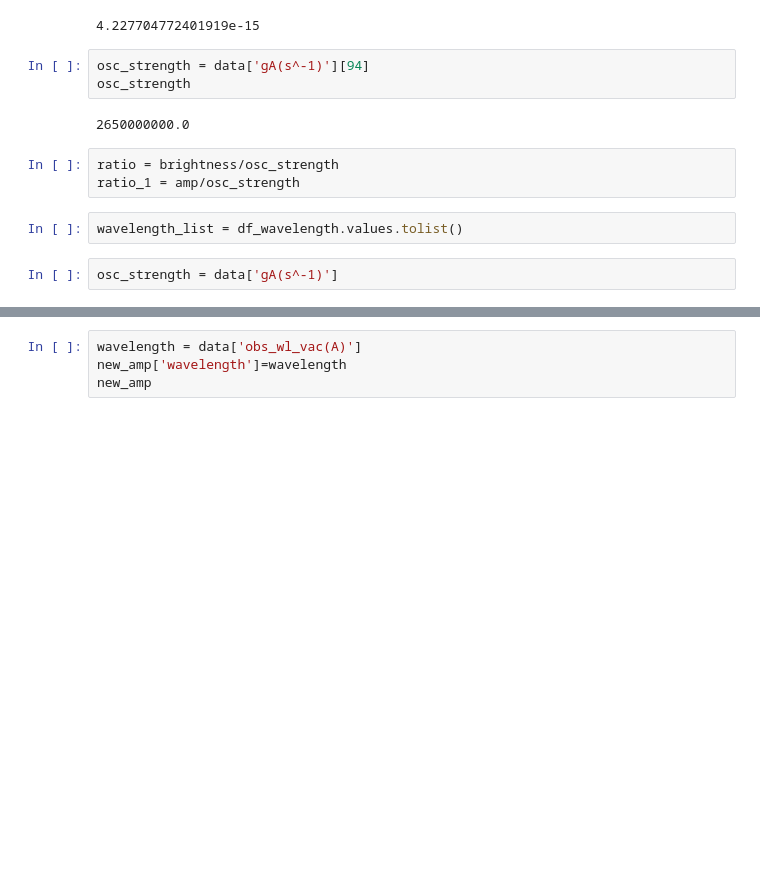
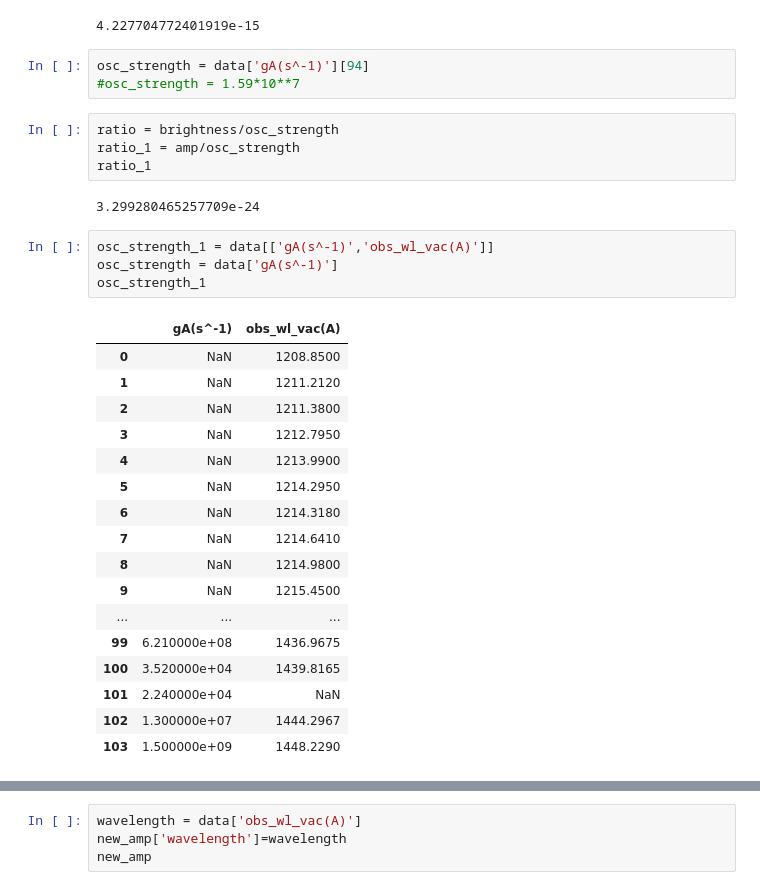
Before and after one commit to 18ganesha/io_brightness, a Jupyter notebook: notebooks/17_NIST_data_retrieval.ipynb, the cells around one changed output, grey strips where cells are left out. Saved outputs shown, nothing was run; the diff lists cells and outputs as text; blank space fills up the shorter version.

```diff
--- a/notebooks/17_NIST_data_retrieval.ipynb
+++ b/notebooks/17_NIST_data_retrieval.ipynb
@@ -74,15 +74,34 @@ brightness
 4.227704772401919e-15
 # %%
 osc_strength = data['gA(s^-1)'][94]
-osc_strength
+#osc_strength = 1.59*10**7
-# %% [output]
-2650000000.0
 # %%
 ratio = brightness/osc_strength
 ratio_1 = amp/osc_strength
+ratio_1
+# %% [output]
+3.299280465257709e-24
-# %%
-wavelength_list = df_wavelength.values.tolist()
-# %%
-osc_strength = data['gA(s^-1)']
+# %%
+osc_strength_1 = data[['gA(s^-1)','obs_wl_vac(A)']]
+osc_strength = data['gA(s^-1)']
+osc_strength_1
+# %% [output]
+|  | gA(s^-1) | obs_wl_vac(A) |
+| 0 | NaN | 1208.8500 |
+| 1 | NaN | 1211.2120 |
+| 2 | NaN | 1211.3800 |
+| 3 | NaN | 1212.7950 |
+| 4 | NaN | 1213.9900 |
+| 5 | NaN | 1214.2950 |
+| 6 | NaN | 1214.3180 |
+| 7 | NaN | 1214.6410 |
+| 8 | NaN | 1214.9800 |
+| 9 | NaN | 1215.4500 |
+| ... | ... | ... |
+| 99 | 6.210000e+08 | 1436.9675 |
+| 100 | 3.520000e+04 | 1439.8165 |
+| 101 | 2.240000e+04 | NaN |
+| 102 | 1.300000e+07 | 1444.2967 |
+| 103 | 1.500000e+09 | 1448.2290 |
 # %%
 new_amp = ratio_1*osc_strength
```
Also changed, not shown: parts of 2 cells of this notebook, 1 other file.
